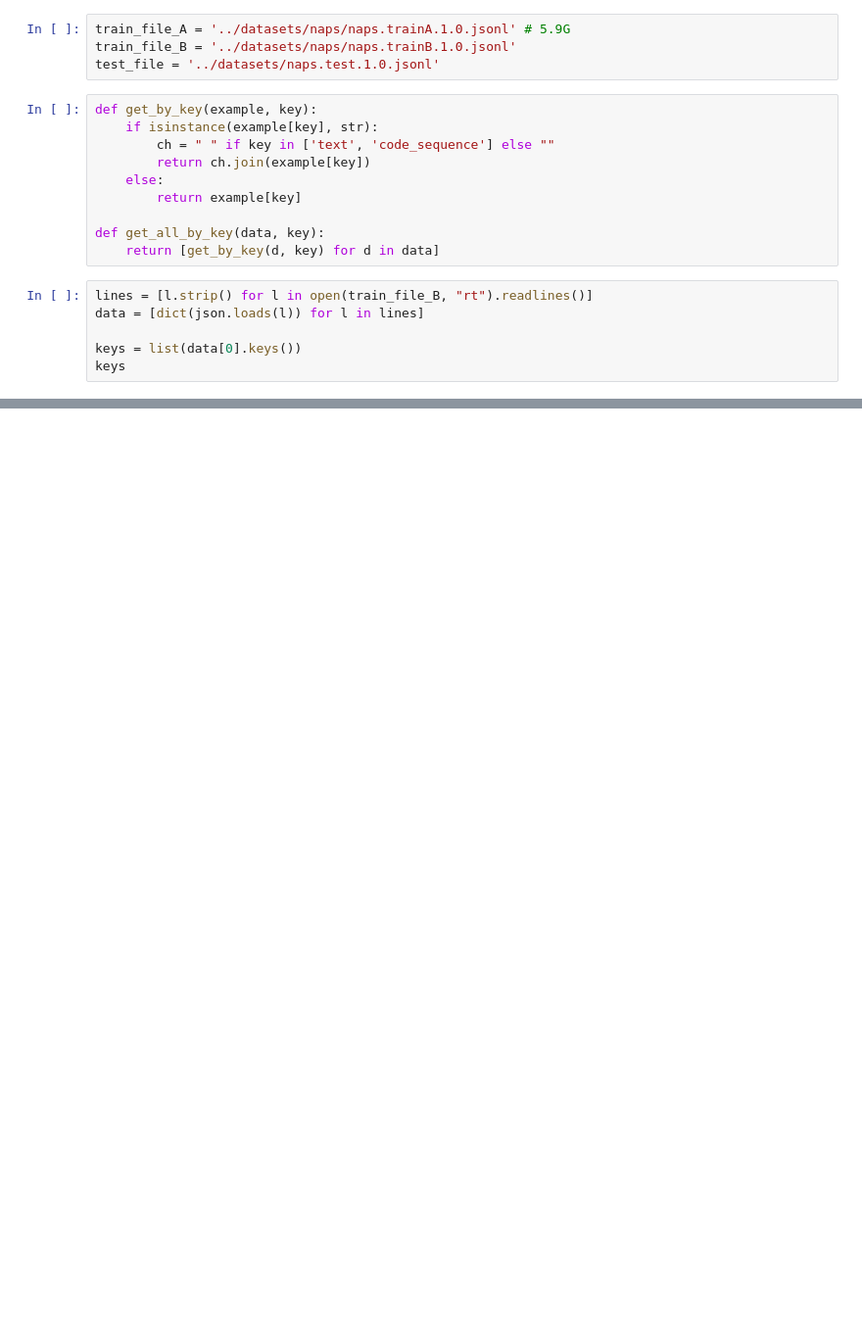
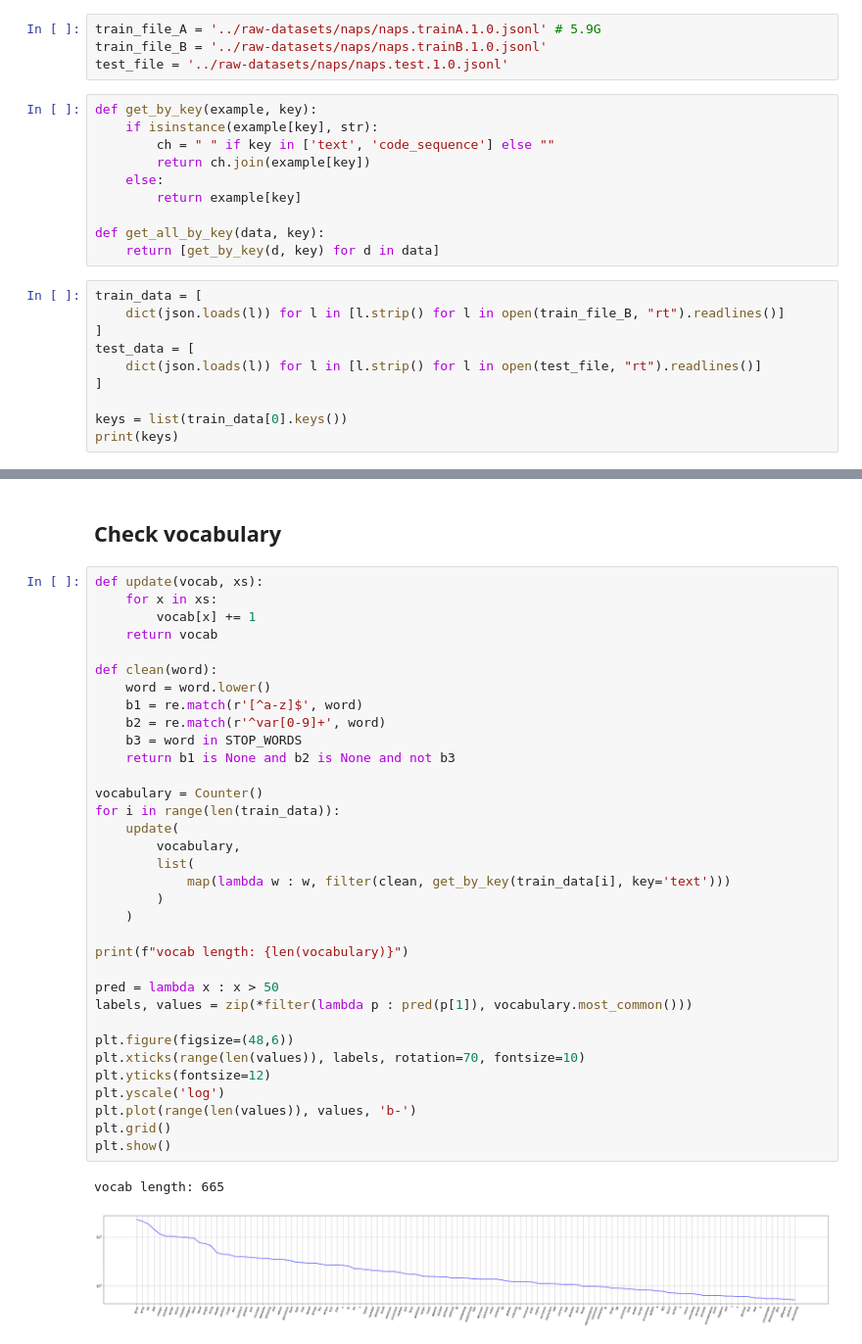
Before and after one commit to gaoliujie2016/tranx-1, a Jupyter notebook: explore/naps.ipynb, the cells around one changed output, grey strips where cells are left out. Shown at 98% size. Saved outputs shown, nothing was run; the diff lists cells and outputs as text; blank space fills up the shorter version.

```diff
--- a/explore/naps.ipynb
+++ b/explore/naps.ipynb
@@ -7,7 +13,7 @@ import numpy as np
 # %%
-train_file_A = '../datasets/naps/naps.trainA.1.0.jsonl' # 5.9G
-train_file_B = '../datasets/naps/naps.trainB.1.0.jsonl'
-test_file = '../datasets/naps.test.1.0.jsonl'
+train_file_A = '../raw-datasets/naps/naps.trainA.1.0.jsonl' # 5.9G
+train_file_B = '../raw-datasets/naps/naps.trainB.1.0.jsonl'
+test_file = '../raw-datasets/naps/naps.test.1.0.jsonl'
 # %%
 def get_by_key(example, key):
     if isinstance(example[key], str):
@@ -19,9 +25,13 @@ def get_by_key(example, key):
 def get_all_by_key(data, key):
     return [get_by_key(d, key) for d in data]
 # %%
-lines = [l.strip() for l in open(train_file_B, "rt").readlines()]
-data = [dict(json.loads(l)) for l in lines]
+train_data = [
+    dict(json.loads(l)) for l in [l.strip() for l in open(train_file_B, "rt").readlines()]
+]
+test_data = [
+    dict(json.loads(l)) for l in [l.strip() for l in open(test_file, "rt").readlines()]
+]
 
-keys = list(data[0].keys())
-keys
+keys = list(train_data[0].keys())
+print(keys)
 # %% [output]
@@ -47,0 +50,39 @@ idx = 12
+# %% [markdown]
+## Check vocabulary
+# %%
+def update(vocab, xs):
+    for x in xs:
+        vocab[x] += 1
+    return vocab
+
+def clean(word):
+    word = word.lower()
+    b1 = re.match(r'[^a-z]$', word)
+    b2 = re.match(r'^var[0-9]+', word)
+    b3 = word in STOP_WORDS
+    return b1 is None and b2 is None and not b3
+
+vocabulary = Counter()
+for i in range(len(train_data)):
+    update(
+        vocabulary,
+        list(
+            map(lambda w : w, filter(clean, get_by_key(train_data[i], key='text')))
+        )
+    )
+
+print(f"vocab length: {len(vocabulary)}")
+
+pred = lambda x : x > 50
+labels, values = zip(*filter(lambda p : pred(p[1]), vocabulary.most_common()))
+
+plt.figure(figsize=(48,6))
+plt.xticks(range(len(values)), labels, rotation=70, fontsize=10)
+plt.yticks(fontsize=12)
+plt.yscale('log')
+plt.plot(range(len(values)), values, 'b-')
+plt.grid()
+plt.show()
+# %% [output]
+vocab length: 665
+[figure, added]
```
Also changed, not shown: parts of 3 cells of this notebook.
